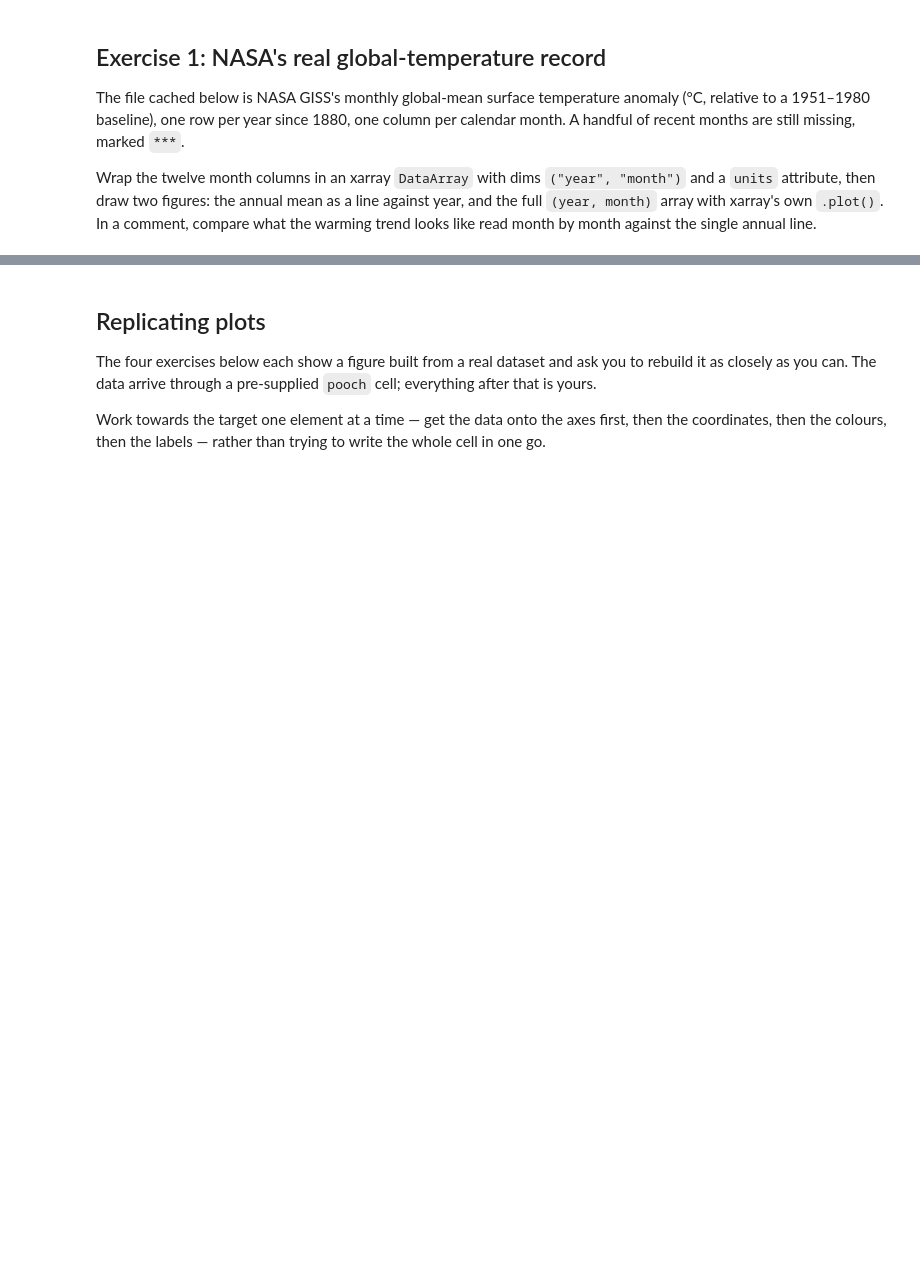
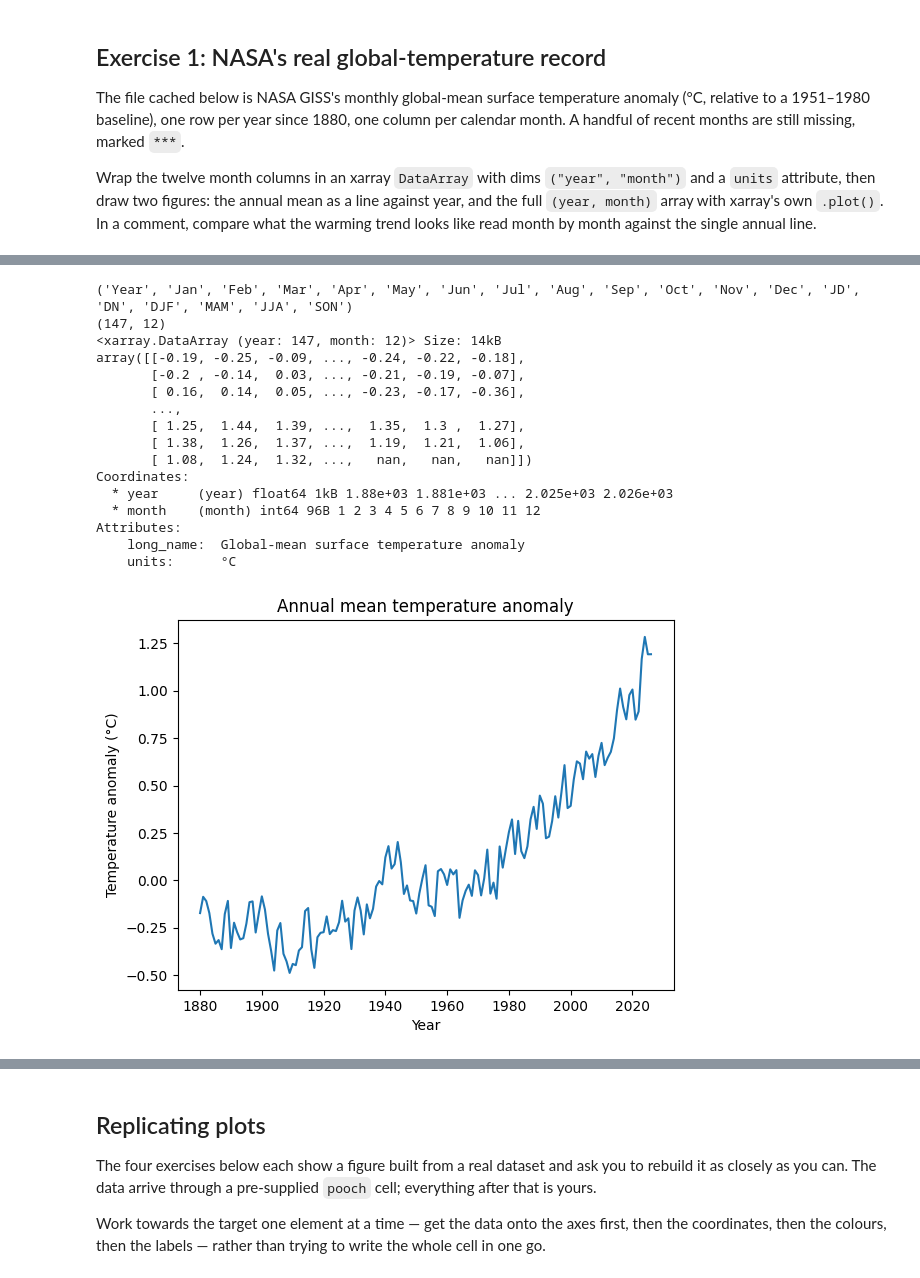
Before and after one commit to Anialuchi/2026_Intro_Python, a Jupyter notebook: 1.4-matplotlib-and-xarray-environmental-exercises.ipynb, the cells around one changed output, grey strips where cells are left out. Cells and saved outputs as stored; diff of their text form; code cells hidden in the pictures; blank space fills up the shorter version.

```diff
--- a/1.4-matplotlib-and-xarray-environmental-exercises.ipynb
+++ b/1.4-matplotlib-and-xarray-environmental-exercises.ipynb
@@ -49,12 +52,53 @@ path = pooch.retrieve(
 # %%
-# Your solution here
 # Hint: load the file with
-#       np.genfromtxt(path, skip_header=1, delimiter=",", names=True,
-#                     missing_values="***", filling_values=np.nan)
+data =np.genfromtxt(path, skip_header=1, delimiter=",", names=True, missing_values="***", filling_values=np.nan)
 #       -- names=True reads the header row, so the columns are data["Year"], data["Jan"], ...
-# Hint: np.column_stack((data["Jan"], data["Feb"], ..., data["Dec"])) puts the twelve month
+print(data.dtype.names) #permet de montrer les vraies noms des colonnes
+
+months = ["Jan", "Feb", "Mar", "Apr", "May", "Jun",
+          "Jul", "Aug", "Sep", "Oct", "Nov", "Dec"]
+values = np.column_stack([data[m] for m in months]) #np.column_stack place 12 colonnes côte à côte
+print(values.shape) #nombre d'année
+
+anomaly = xr.DataArray(values, dims=("year","month"),
+                       coords={"year": data["Year"], "month": np.arange(1,13)},
+                       attrs = {"long_name":"Global-mean surface temperature anomaly", "units":"°C"},
+                       )
+print(anomaly)
+
+annual = anomaly.mean(dim="month") #make the means of the 12 months and skips the missing month
+plt.figure()
+annual.plot()
+plt.title("Annual mean temperature anomaly")
+plt.ylabel("Temperature anomaly (°C)")
+plt.xlabel("Year")
+plt.show
+
+# Hint:
+#np.column_stack((data["Jan"], data["Feb"], data["March"],data["April"],data["Mai"],data["June"],data["July"],data["Aug"],data["Spet"],data["Oct"],data["Nov"], data["Dec"]))
 #       columns side by side as one (year, month) array
 # Hint: the coordinates are data["Year"] and np.arange(1, 13)
-# Hint: .mean(dim="month") skips the missing months on its own
 # Hint: .plot() on the 2D DataArray draws a pcolormesh, and labels the colorbar from the
 #       long_name and units attributes
+plt.figure()
+anomaly.plot(cmap="RdBu_r", center=0) #cmap = "RdBu_r" permet d'avoir un graphique en colorbar
+plt.title("Temperature anomaly by year and month")
+plt.show()
+# %% [output]
+('Year', 'Jan', 'Feb', 'Mar', 'Apr', 'May', 'Jun', 'Jul', 'Aug', 'Sep', 'Oct', 'Nov', 'Dec', 'JD', 'DN', 'DJF', 'MAM', 'JJA', 'SON')
+(147, 12)
+<xarray.DataArray (year: 147, month: 12)> Size: 14kB
+array([[-0.19, -0.25, -0.09, ..., -0.24, -0.22, -0.18],
+       [-0.2 , -0.14,  0.03, ..., -0.21, -0.19, -0.07],
+       [ 0.16,  0.14,  0.05, ..., -0.23, -0.17, -0.36],
+       ...,
+       [ 1.25,  1.44,  1.39, ...,  1.35,  1.3 ,  1.27],
+       [ 1.38,  1.26,  1.37, ...,  1.19,  1.21,  1.06],
+       [ 1.08,  1.24,  1.32, ...,   nan,   nan,   nan]])
+Coordinates:
+  * year     (year) float64 1kB 1.88e+03 1.881e+03 ... 2.025e+03 2.026e+03
+  * month    (month) int64 96B 1 2 3 4 5 6 7 8 9 10 11 12
+Attributes:
+    long_name:  Global-mean surface temperature anomaly
+    units:      °C
+[figure, added]
```
Also changed, not shown: parts of 3 cells of this notebook.
